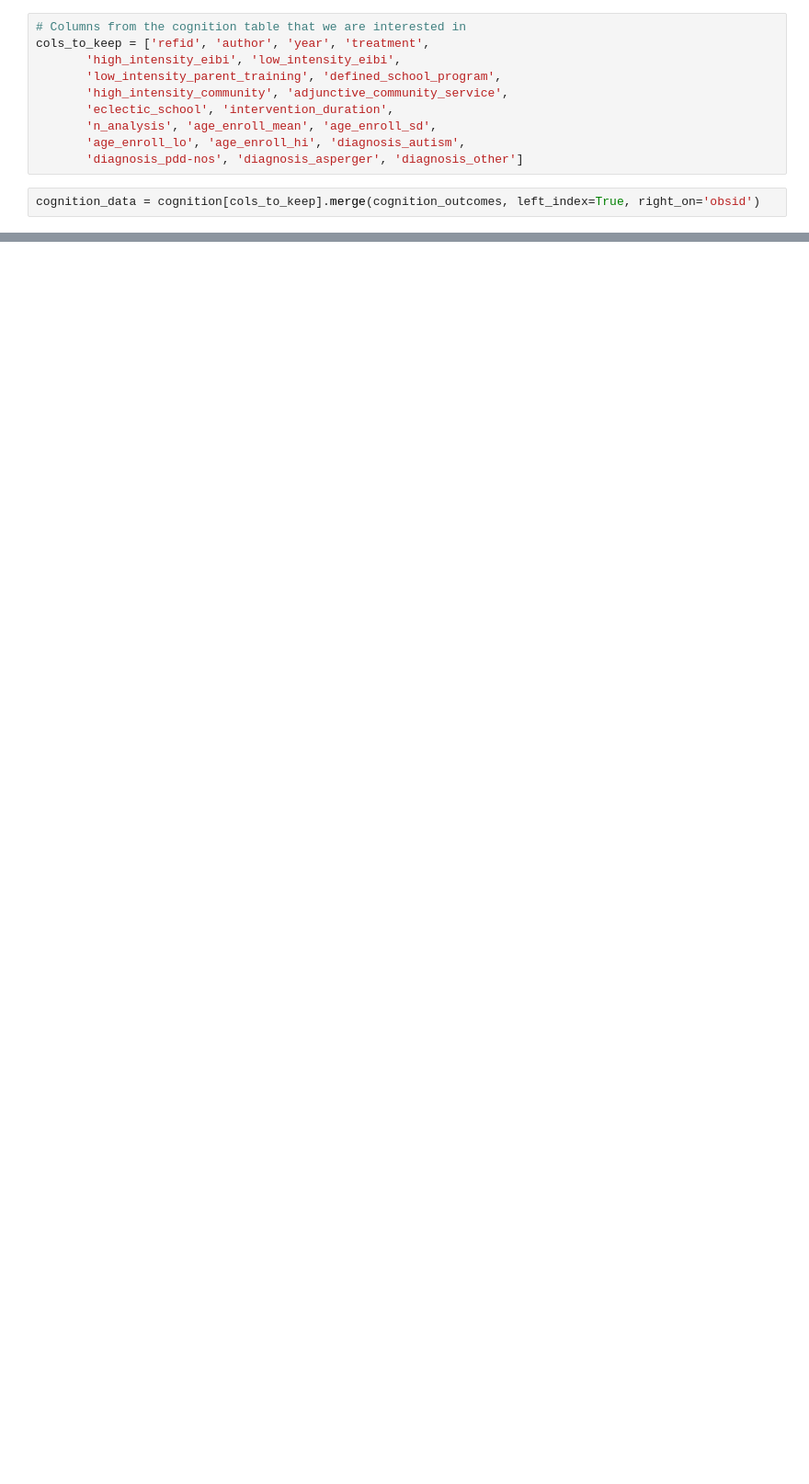
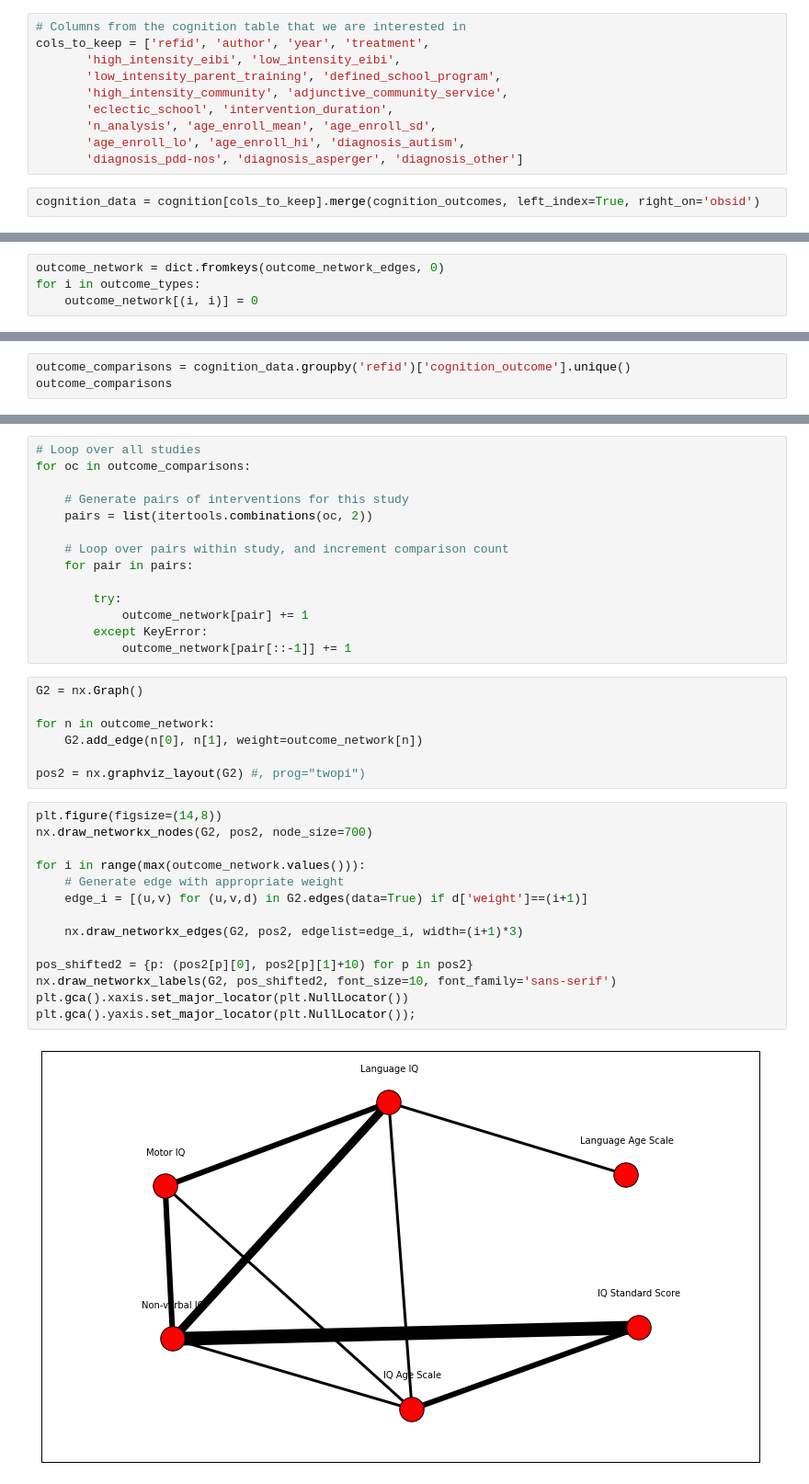
Before and after one commit to fonnesbeck/autism_intervention_MA, a Jupyter notebook: ASD Interventions Meta-analysis.ipynb, the cells around one changed output, grey strips where cells are left out. Shown at 92% size. Cells and saved outputs as stored; diff of their text form; blank space fills up the shorter version.

Commit message:
Updated model, data

```diff
--- a/ASD Interventions Meta-analysis.ipynb
+++ b/ASD Interventions Meta-analysis.ipynb
@@ -339,0 +314,4 @@ cognition_data.head()
+# %%
+outcome_network = dict.fromkeys(outcome_network_edges, 0)
+for i in outcome_types:
+    outcome_network[(i, i)] = 0
@@ -339,0 +320,3 @@ cognition_data.head()
+# %%
+outcome_comparisons = cognition_data.groupby('refid')['cognition_outcome'].unique()
+outcome_comparisons
@@ -339,0 +341,37 @@ cognition_data.head()
+# %%
+# Loop over all studies
+for oc in outcome_comparisons:
+
+    # Generate pairs of interventions for this study
+    pairs = list(itertools.combinations(oc, 2))
+
+    # Loop over pairs within study, and increment comparison count
+    for pair in pairs:
+
+        try:
+            outcome_network[pair] += 1
+        except KeyError:
+            outcome_network[pair[::-1]] += 1
+# %%
+G2 = nx.Graph()
+
+for n in outcome_network:
+    G2.add_edge(n[0], n[1], weight=outcome_network[n])
+
+pos2 = nx.graphviz_layout(G2) #, prog="twopi")
+# %%
+plt.figure(figsize=(14,8))
+nx.draw_networkx_nodes(G2, pos2, node_size=700)
+
+for i in range(max(outcome_network.values())):
+    # Generate edge with appropriate weight
+    edge_i = [(u,v) for (u,v,d) in G2.edges(data=True) if d['weight']==(i+1)]
+
+    nx.draw_networkx_edges(G2, pos2, edgelist=edge_i, width=(i+1)*3)
+
+pos_shifted2 = {p: (pos2[p][0], pos2[p][1]+10) for p in pos2}
+nx.draw_networkx_labels(G2, pos_shifted2, font_size=10, font_family='sans-serif')
+plt.gca().xaxis.set_major_locator(plt.NullLocator())
+plt.gca().yaxis.set_major_locator(plt.NullLocator());
+# %% [output]
+[figure, added]
```
Also changed, not shown: parts of 88 cells of this notebook, 5 other files.
